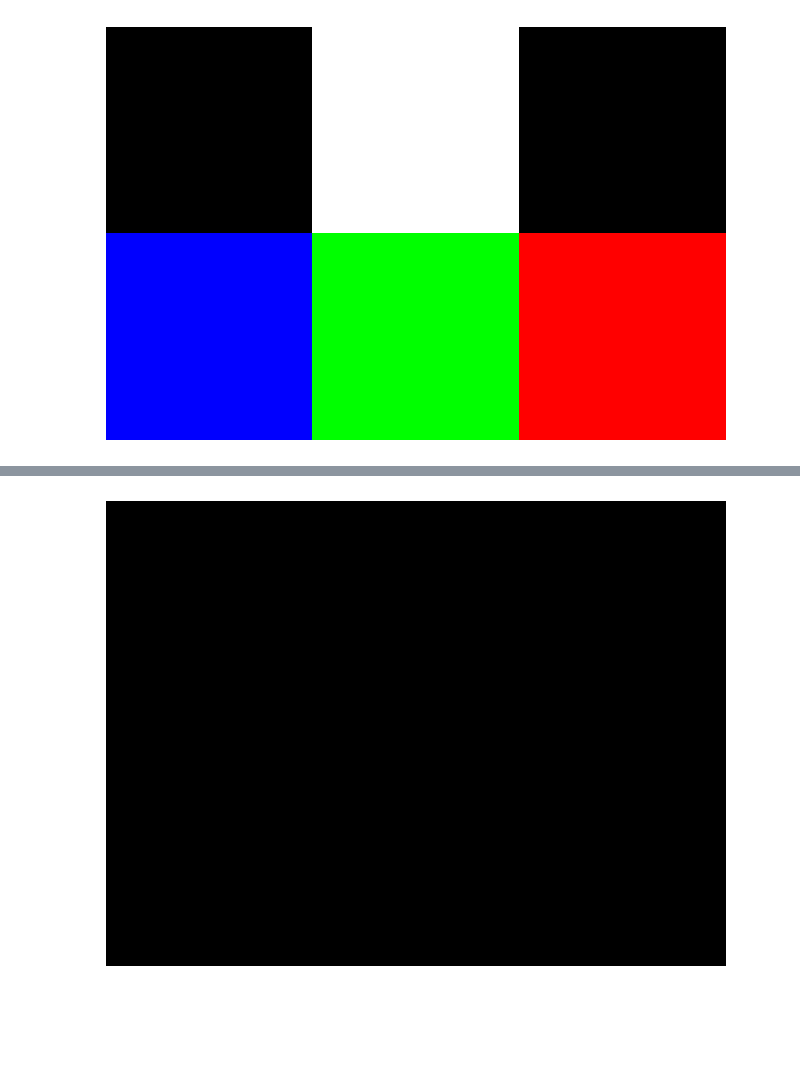
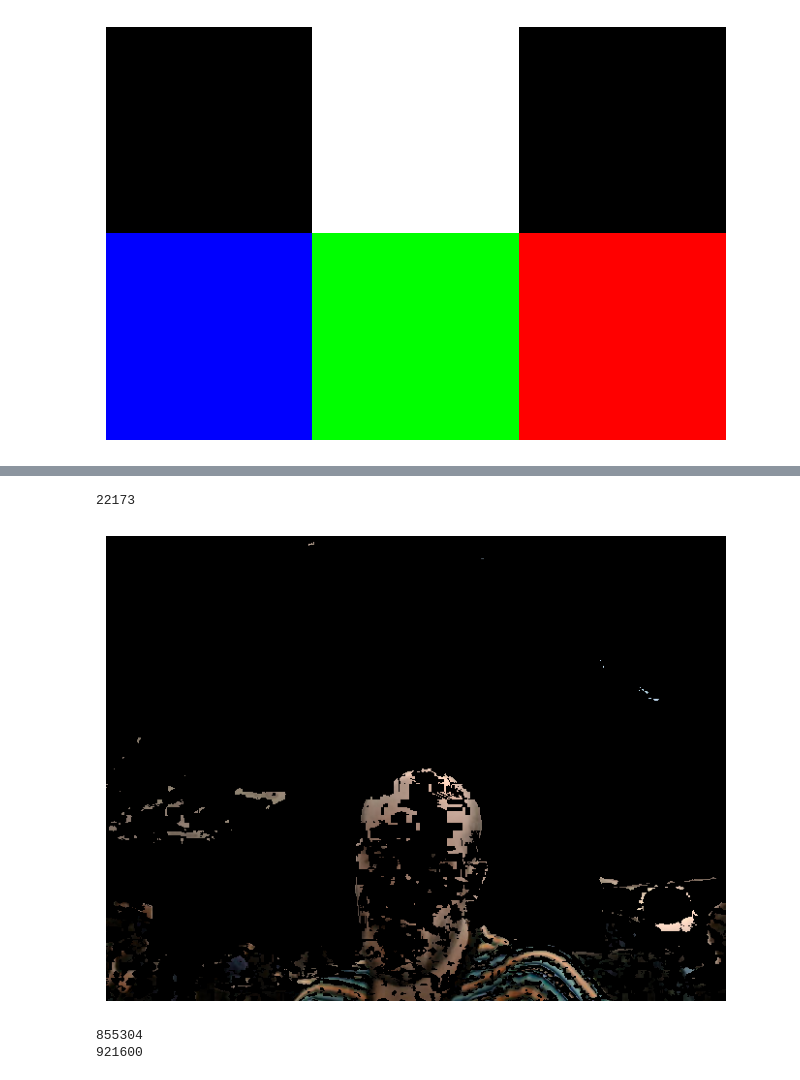
Before and after one commit to deivMM/IA, a Jupyter notebook: projects/pillow_cv2_tutorial/OpenCV_2.ipynb, the cells around one changed output, grey strips where cells are left out. Cells and saved outputs as stored; diff of their text form; code cells hidden in the pictures; blank space fills up the shorter version.

```diff
--- a/projects/pillow_cv2_tutorial/OpenCV_2.ipynb
+++ b/projects/pillow_cv2_tutorial/OpenCV_2.ipynb
@@ -112,15 +94,26 @@ width: 640.0 | height: 480.0 | fps: 30.0
 # %%
 hsv = cv2.cvtColor(frame, cv2.COLOR_BGR2HSV)
 
-lower_yw = cv2.cvtColor(np.array([[[35, 90, 74]]], dtype=np.uint8), cv2.COLOR_BGR2HSV)
-upper_yw = cv2.cvtColor(np.array([[[3, 183, 248]]], dtype=np.uint8), cv2.COLOR_BGR2HSV)
+# lower_col = cv2.cvtColor(np.array([[[35, 90, 74]]], dtype=np.uint8), cv2.COLOR_BGR2HSV)
+# upper_col = cv2.cvtColor(np.array([[[3, 183, 248]]], dtype=np.uint8), cv2.COLOR_BGR2HSV)
 
-mask = cv2.inRange(hsv, lower_yw, upper_yw)
+lower_col = np.array([10, 50, 0])
+upper_col = np.array([130, 255, 255])
+
+mask = cv2.inRange(hsv, lower_col, upper_col)
+
+print(np.count_nonzero(mask == 255))
 result = cv2.bitwise_and(frame, frame, mask=mask)
 
 f, ax = plt.subplots(figsize=(8, 8))
 ax.imshow(cv2.cvtColor(result, cv2.COLOR_BGR2RGB))
 ax.axis('off')
 plt.show()
+print(np.count_nonzero(result == 0))
+
+print(result.shape[0]*result.shape[1]*result.shape[2])
 # %% [output]
+22173
-[figure, old version]
+[figure, new version]
+855304
+921600
```
Also changed, not shown: parts of 4 cells of this notebook.
